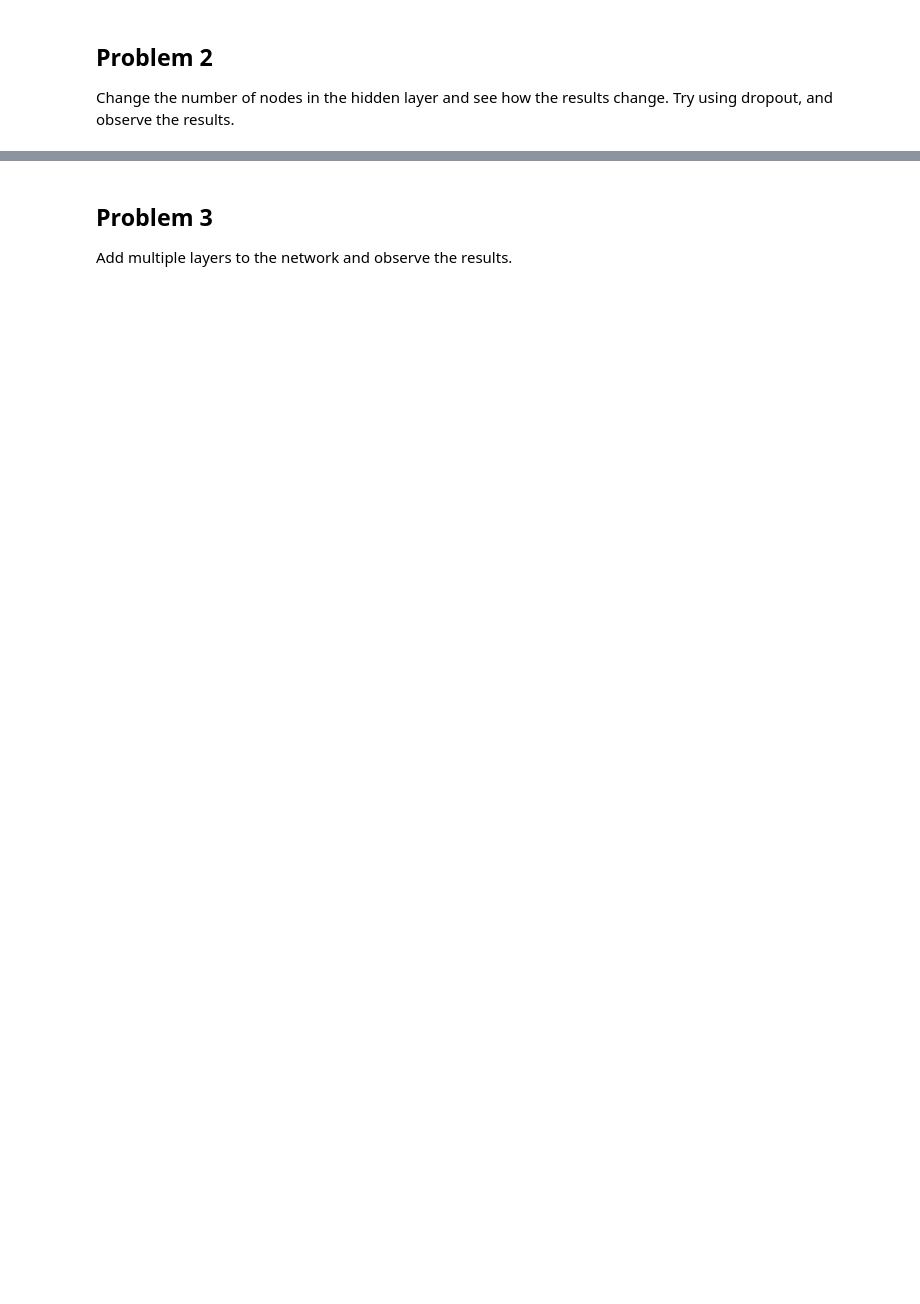
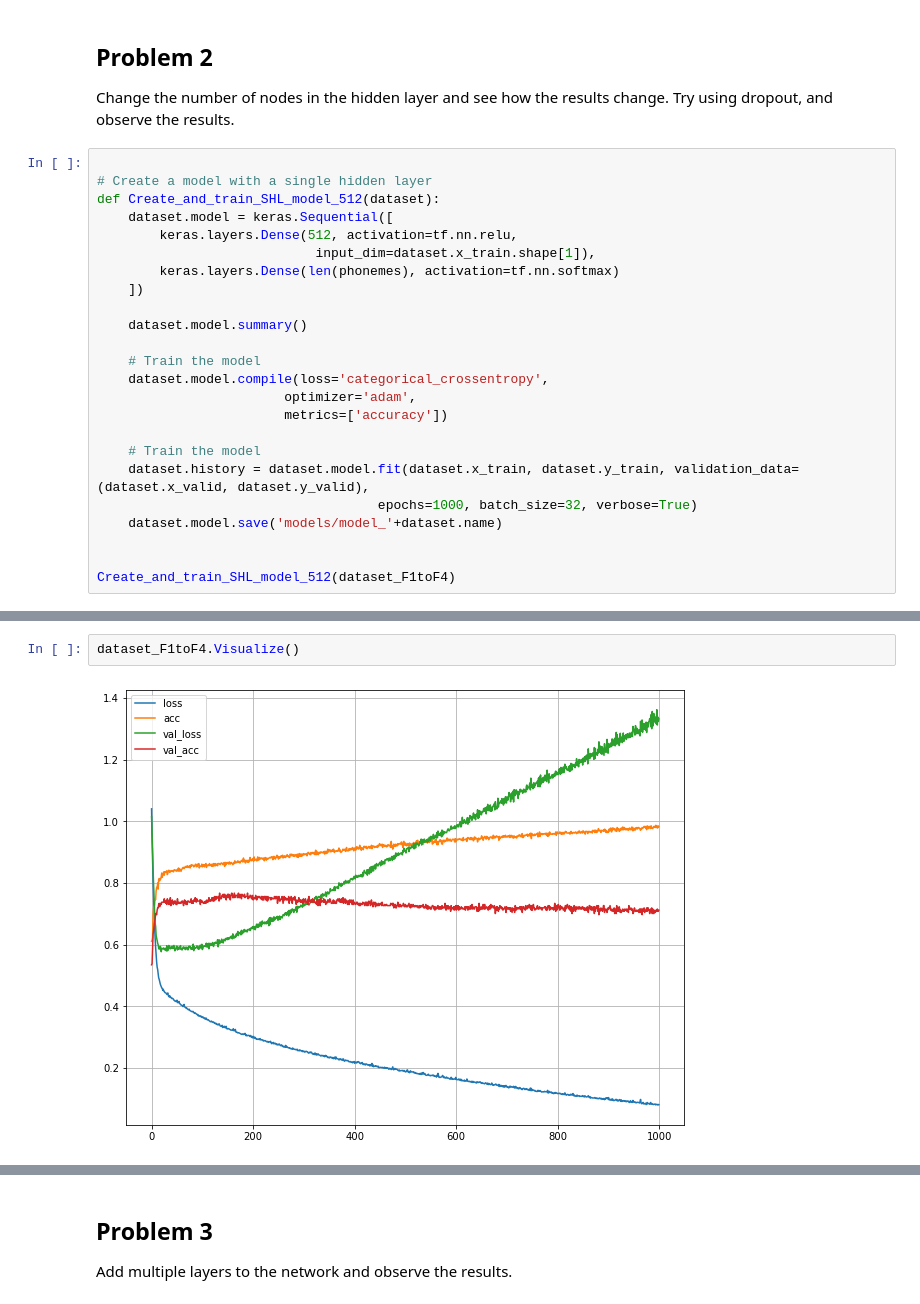
Before and after one commit to Eeaeau/TTT4185---ML-for-singnal-processing, a Jupyter notebook: Assignment 3/TTT4185_assignment_3a_2020-10-19.ipynb, the cells around one changed output, grey strips where cells are left out. Saved outputs shown, nothing was run; the diff lists cells and outputs as text; blank space fills up the shorter version.

```diff
--- a/Assignment 3/TTT4185_assignment_3a_2020-10-19.ipynb
+++ b/Assignment 3/TTT4185_assignment_3a_2020-10-19.ipynb
@@ -193,3 +291,27 @@ Num GPUs Available:  0
 # %% [markdown]
 ## Problem 2
 Change the number of nodes in the hidden layer and see how the results change. Try using dropout, and observe the results.
+# %%
+
+# Create a model with a single hidden layer
+def Create_and_train_SHL_model_512(dataset):
+    dataset.model = keras.Sequential([
+        keras.layers.Dense(512, activation=tf.nn.relu,
+                            input_dim=dataset.x_train.shape[1]),
+        keras.layers.Dense(len(phonemes), activation=tf.nn.softmax)
+    ])
+
+    dataset.model.summary()
+
+    # Train the model
+    dataset.model.compile(loss='categorical_crossentropy',
+                        optimizer='adam',
+                        metrics=['accuracy'])
+
+    # Train the model
+    dataset.history = dataset.model.fit(dataset.x_train, dataset.y_train, validation_data=(dataset.x_valid, dataset.y_valid),
+                                    epochs=1000, batch_size=32, verbose=True)
+    dataset.model.save('models/model_'+dataset.name)
+
+
+Create_and_train_SHL_model_512(dataset_F1toF4)
@@ -195,0 +336,4 @@ Change the number of nodes in the hidden layer and see how the results change. T
+# %%
+dataset_F1toF4.Visualize()
+# %% [output]
+[figure, added]
```
Also changed, not shown: parts of 41 cells of this notebook, 11 other files.
